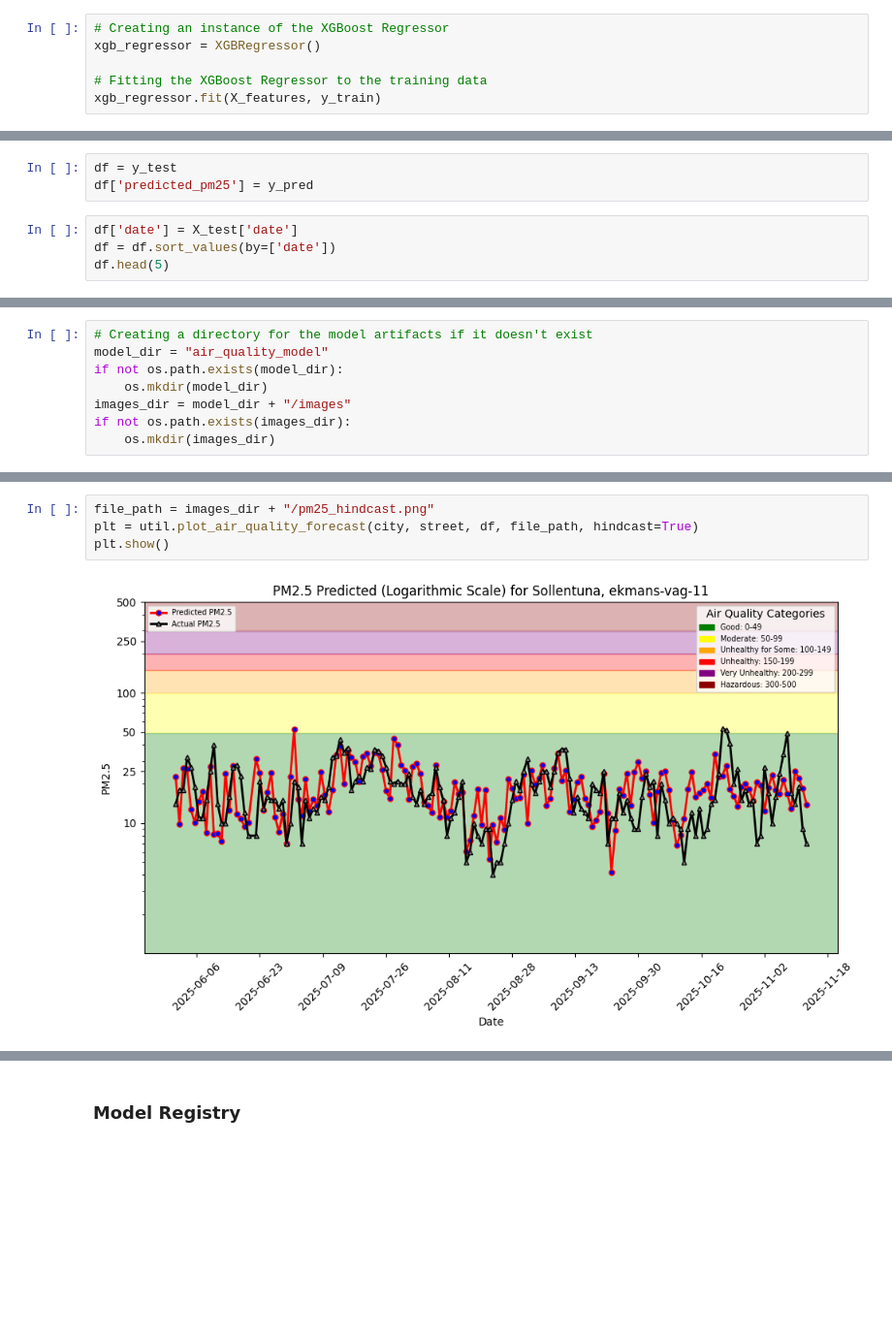
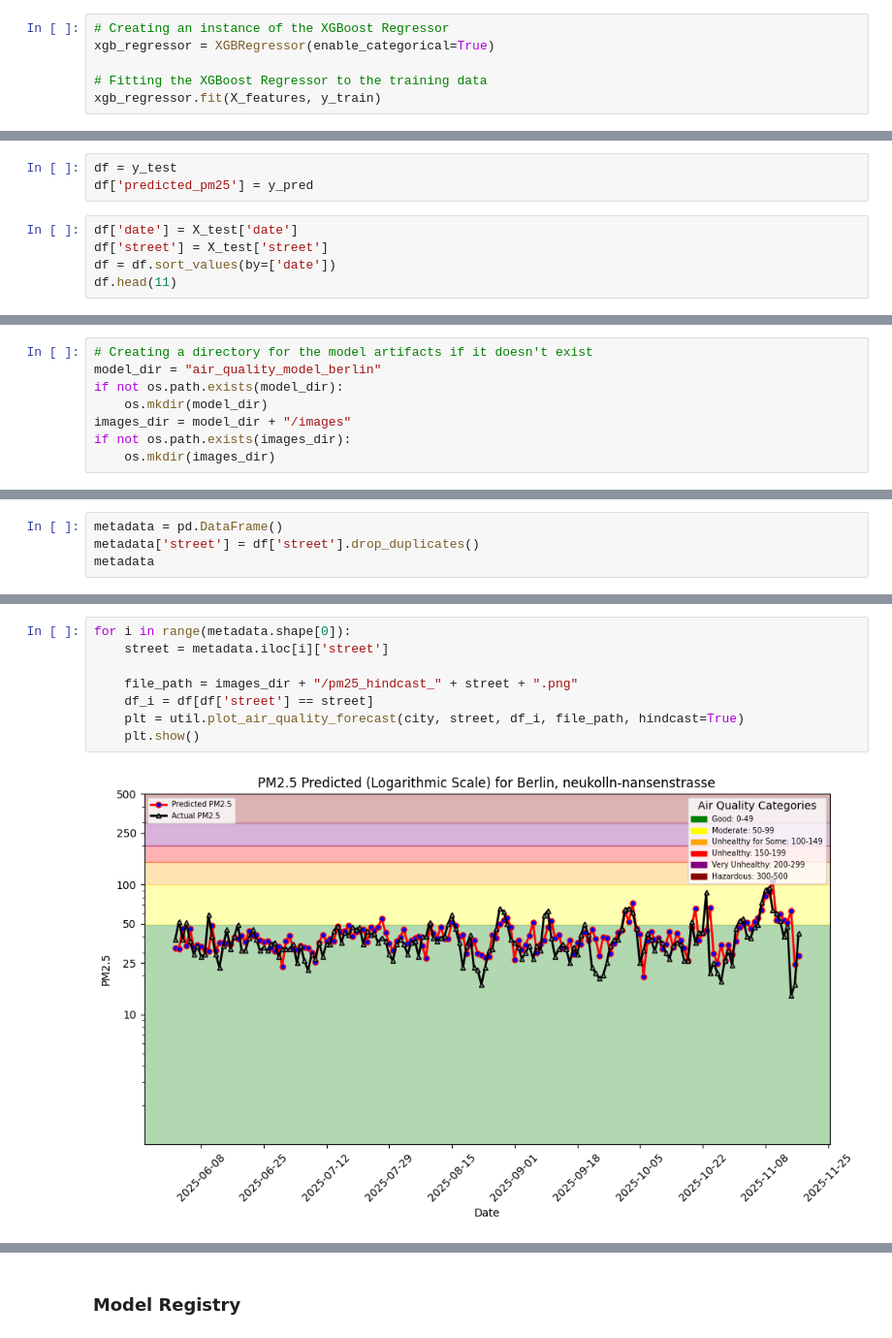
Before and after one commit to kikalore/mlfs-book, a Jupyter notebook: notebooks/airquality/labA.3_air_quality_training_pipeline.ipynb, the cells around one changed output, grey strips where cells are left out. Shown at 97% size. Saved outputs shown, nothing was run; the diff lists cells and outputs as text; blank space fills up the shorter version.

```diff
--- a/notebooks/airquality/labA.3_air_quality_training_pipeline.ipynb
+++ b/notebooks/airquality/labA.3_air_quality_training_pipeline.ipynb
@@ -210,7 +200,7 @@ y_train
 We will train a regression model to predict pm25 using our 4 features (wind_speed, wind_dir, temp, precipitation)
 # %%
 # Creating an instance of the XGBoost Regressor
-xgb_regressor = XGBRegressor()
+xgb_regressor = XGBRegressor(enable_categorical=True)
 
 # Fitting the XGBoost Regressor to the training data
 xgb_regressor.fit(X_features, y_train)
@@ -245,6 +235,7 @@ df = y_test
 df['predicted_pm25'] = y_pred
 # %%
 df['date'] = X_test['date']
+df['street'] = X_test['street']
 df = df.sort_values(by=['date'])
-df.head(5)
+df.head(11)
 # %% [output]
@@ -257,6 +254,6 @@ df.head(5)
 # %%
 # Creating a directory for the model artifacts if it doesn't exist
-model_dir = "air_quality_model"
+model_dir = "air_quality_model_berlin"
 if not os.path.exists(model_dir):
     os.mkdir(model_dir)
 images_dir = model_dir + "/images"
@@ -264,0 +264,4 @@ if not os.path.exists(images_dir):
+# %%
+metadata = pd.DataFrame()
+metadata['street'] = df['street'].drop_duplicates()
+metadata
@@ -265,6 +280,10 @@ if not os.path.exists(images_dir):
 # %%
-file_path = images_dir + "/pm25_hindcast.png"
-plt = util.plot_air_quality_forecast(city, street, df, file_path, hindcast=True)
-plt.show()
+for i in range(metadata.shape[0]):
+    street = metadata.iloc[i]['street']
+
+    file_path = images_dir + "/pm25_hindcast_" + street + ".png"
+    df_i = df[df['street'] == street]
+    plt = util.plot_air_quality_forecast(city, street, df_i, file_path, hindcast=True)
+    plt.show()
 # %% [output]
-[figure, old version]
+[figure, new version]
```
Also changed, not shown: parts of 20 cells of this notebook, 37 other files.
